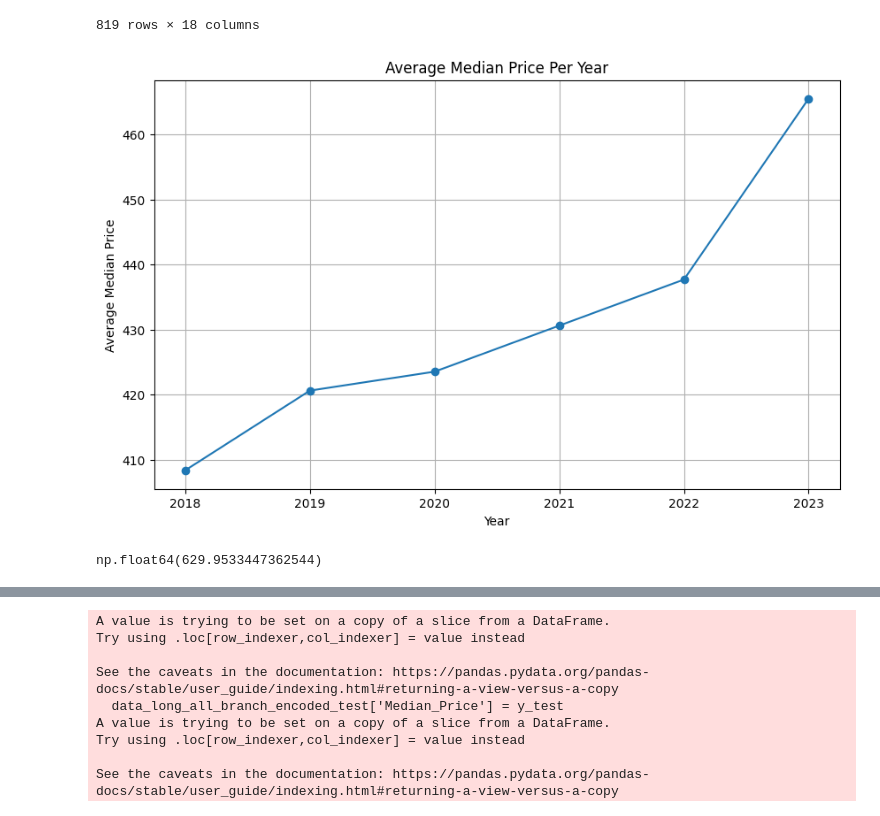
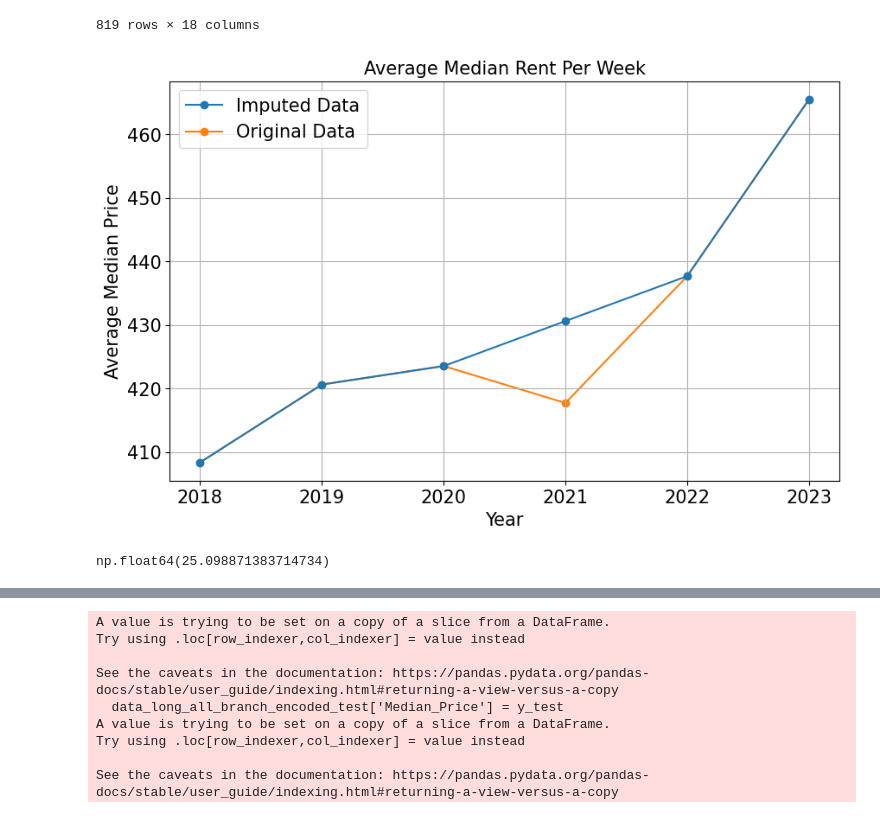
Before and after one commit to MAST30034-AppliedDataScience/project-2-group-real-estate-hexosergeantchelelebratebonitz, a Jupyter notebook: notebooks/Can/Modelling.ipynb, the cells around one changed output, grey strips where cells are left out. Cells and saved outputs as stored; diff of their text form; code cells hidden in the pictures.

```diff
--- a/notebooks/Can/Modelling.ipynb
+++ b/notebooks/Can/Modelling.ipynb
@@ -150,9 +151,12 @@ populations = [pop_2018, pop_2019, pop_2020, pop_2021, pop_2022, pop_2023, pop_2
 plt.figure(figsize=(10, 6))
 plt.plot(years, populations, marker='o')
 plt.title('Average Population Over Years')
+plt.rc('font', size=15)
+plt.rc('axes', titlesize=15)
 plt.xlabel('Year')
 plt.ylabel('Average Population')
 plt.grid(True)
+plt.savefig('../../plots/average_suburb_population.png')
 plt.show()
 # %% [output]
 [figure]
@@ -173,8 +193,11 @@ incomes = [income_2018, income_2019, income_2020, income_2021, income_2022, inco
 plt.figure(figsize=(10, 6))
 plt.plot(years, incomes, marker='o')
 plt.title('Average Median Income Over Years')
+plt.rc('font', size=15)
+plt.rc('axes', titlesize=15)
 plt.xlabel('Year')
 plt.ylabel('Average Median Income')
 plt.grid(True)
+plt.savefig('../../plots/average_median_income.png')
 plt.show()
 # %% [output]
@@ -517,25 +540,33 @@ data_long_final
 # %%
 # Trying to average 2021 price data
 #data_long_all.loc[data_long_all['Year'] == '2021', 'Median_Price'] = (data_long_all.loc[data_long_all['Year'] == '2022', 'Median_Price'].values + data_long_all.loc[data_long_all['Year'] == '2023', 'Median_Price'].values) / 2
 
 data_long_all_branch = data_long_all.copy()
 data_long_all_branch.loc[data_long_all['Year'] == '2021', 'Median_Price'] = (data_long_all.loc[data_long_all['Year'] == '2020', 'Median_Price'].values + data_long_all.loc[data_long_all['Year'] == '2022', 'Median_Price'].values) / 2
 data_long_all_branch[data_long_all_branch['Year'] == '2021']
 
 
 # Calculate the average median price per year
 average_median_price_per_year = data_long_all_branch.groupby('Year')['Median_Price'].mean().reset_index()
 
+years = ['2016', '2017', '2018', '2019', '2020', '2021', '2022', '2023']
+means = [mean_2016, mean_2017, mean_2018, mean_2019, mean_2020, mean_2021, mean_2022, mean_2023]
+
 # Plot the average median price per year
 plt.figure(figsize=(10, 6))
-plt.plot(average_median_price_per_year['Year'], average_median_price_per_year['Median_Price'], marker='o')
-plt.title('Average Median Price Per Year')
+plt.plot(average_median_price_per_year['Year'], average_median_price_per_year['Median_Price'], marker='o',zorder=2)
+plt.plot(years[2:], means[2:], marker='o',zorder=1)
+plt.legend(['Imputed Data', 'Original Data'])
+plt.rc('font', size=15)
+plt.rc('axes', titlesize=15)
+plt.title('Average Median Rent Per Week')
 plt.xlabel('Year')
 plt.ylabel('Average Median Price')
 plt.grid(True)
+plt.savefig('../../plots/average_median_prices.png')
 plt.show()
 # %% [output]
-[figure, old version]
+[figure, new version]
 # %%
 data_long_all_branch_encoded = pd.get_dummies(data_long_all_branch, columns=['Label'])
 data_long_all_branch_train = data_long_all_branch.dropna()
@@ -544,7 +575,7 @@ data_long_all_branch_encoded_test = data_long_all_branch_encoded[data_long_all_b
 # %%
 # Lasso Regression Model
 from sklearn.linear_model import Lasso
-from sklearn.metrics import mean_squared_error
+from sklearn.metrics import mean_squared_error, root_mean_squared_error
 from sklearn.preprocessing import StandardScaler
 
 X = data_long_all_branch_encoded_train.drop(columns=['Median_Price','Lagged Median_Price','Median_Price Growth','Avg Median_Price Growth','Avg Median_Price Change'])
@@ -560,7 +591,7 @@ lasso = Lasso(alpha=0.1)
 lasso.fit(X_train_scaled, y_train)
 
 y_pred = lasso.predict(X_test_scaled)
-lasso_mse = mean_squared_error(y_test, y_pred)
+lasso_mse = root_mean_squared_error(y_test, y_pred)
 lasso_mse
 # %% [output]
-np.float64(629.9533447362544)
+np.float64(25.098871383714734)
```
Also changed, not shown: parts of 15 cells of this notebook.
